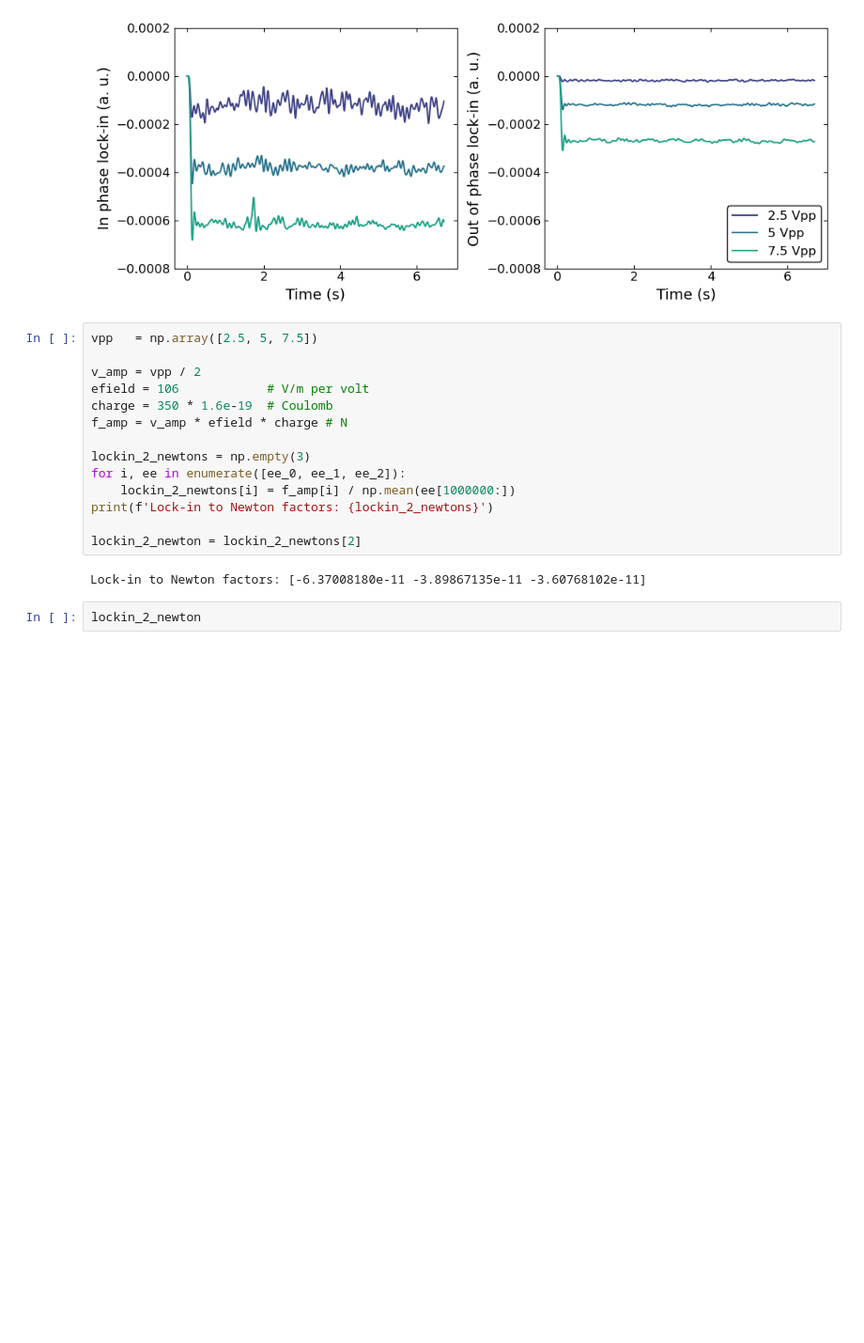
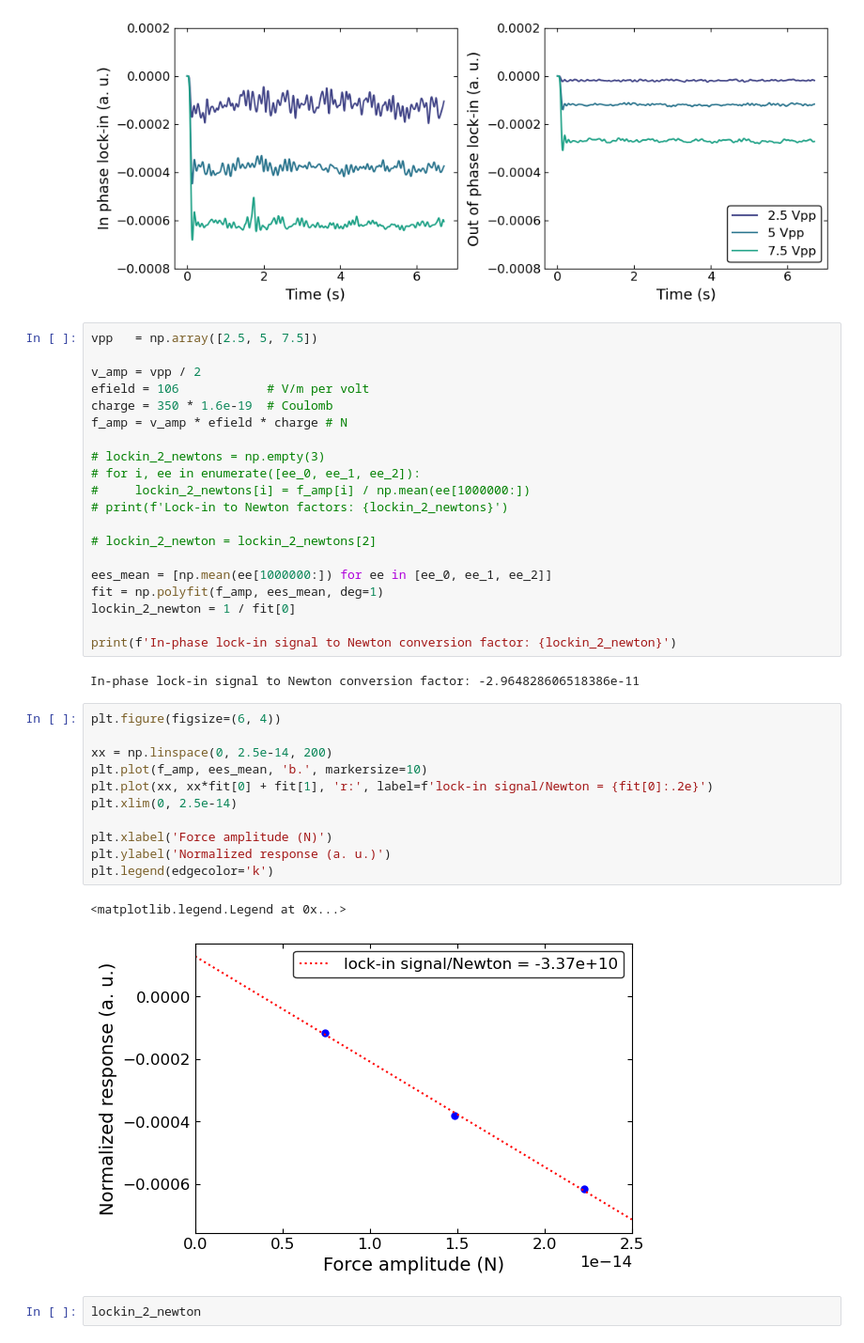
Before and after one commit to yuhants/lorentz_force, a Jupyter notebook: analysis_notebook/20250811_new_switching_analysis.ipynb, the cells around one changed output. Shown at 94% size. Saved outputs shown, nothing was run; the diff lists cells and outputs as text; blank space fills up the shorter version.

```diff
--- a/analysis_notebook/20250811_new_switching_analysis.ipynb
+++ b/analysis_notebook/20250811_new_switching_analysis.ipynb
@@ -107,14 +107,34 @@ efield = 106            # V/m per volt
 charge = 350 * 1.6e-19  # Coulomb
 f_amp = v_amp * efield * charge # N
 
-lockin_2_newtons = np.empty(3)
-for i, ee in enumerate([ee_0, ee_1, ee_2]):
-    lockin_2_newtons[i] = f_amp[i] / np.mean(ee[1000000:])
-print(f'Lock-in to Newton factors: {lockin_2_newtons}')
+# lockin_2_newtons = np.empty(3)
+# for i, ee in enumerate([ee_0, ee_1, ee_2]):
+#     lockin_2_newtons[i] = f_amp[i] / np.mean(ee[1000000:])
+# print(f'Lock-in to Newton factors: {lockin_2_newtons}')
 
-lockin_2_newton = lockin_2_newtons[2]
+# lockin_2_newton = lockin_2_newtons[2]
+
+ees_mean = [np.mean(ee[1000000:]) for ee in [ee_0, ee_1, ee_2]]
+fit = np.polyfit(f_amp, ees_mean, deg=1)
+lockin_2_newton = 1 / fit[0]
+
+print(f'In-phase lock-in signal to Newton conversion factor: {lockin_2_newton}')
 # %% [output]
-Lock-in to Newton factors: [-6.37008180e-11 -3.89867135e-11 -3.60768102e-11]
+In-phase lock-in signal to Newton conversion factor: -2.964828606518386e-11
+# %%
+plt.figure(figsize=(6, 4))
+
+xx = np.linspace(0, 2.5e-14, 200)
+plt.plot(f_amp, ees_mean, 'b.', markersize=10)
+plt.plot(xx, xx*fit[0] + fit[1], 'r:', label=f'lock-in signal/Newton = {fit[0]:.2e}')
+plt.xlim(0, 2.5e-14)
+
+plt.xlabel('Force amplitude (N)')
+plt.ylabel('Normalized response (a. u.)')
+plt.legend(edgecolor='k')
+# %% [output]
+<matplotlib.legend.Legend at 0x...>
+[figure, added]
 # %%
 lockin_2_newton
 # %% [output]
```
Also changed, not shown: parts of 4 cells of this notebook, 12 other files.
